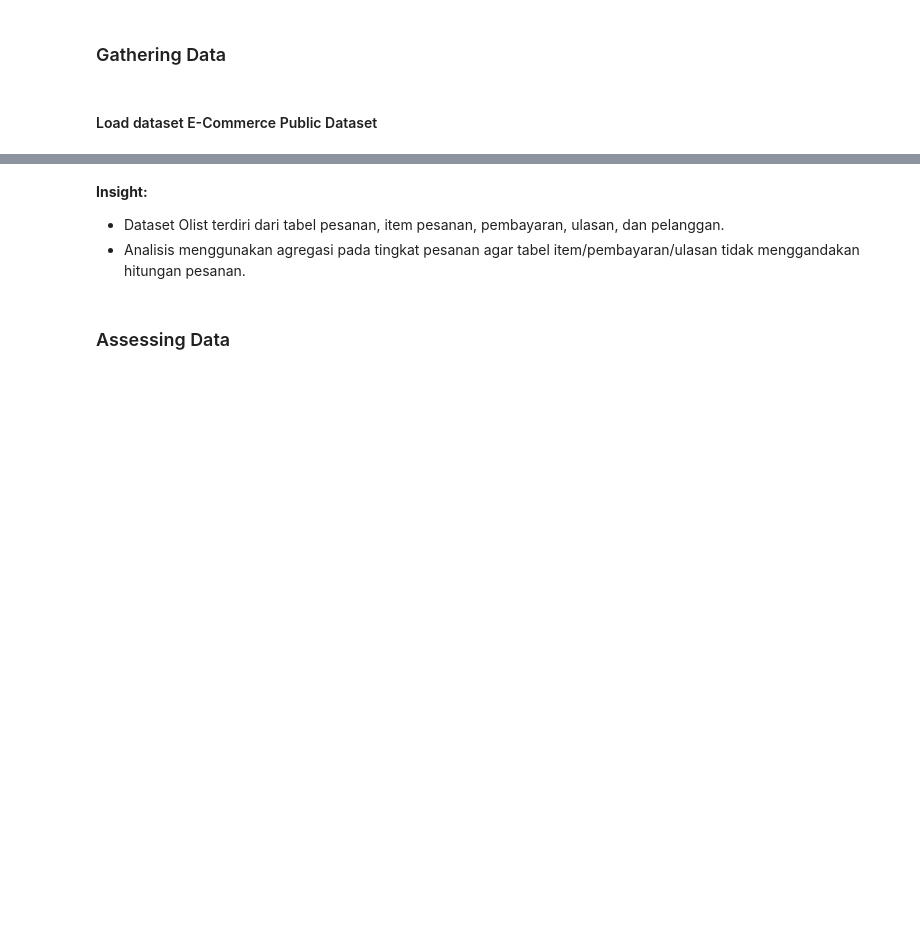
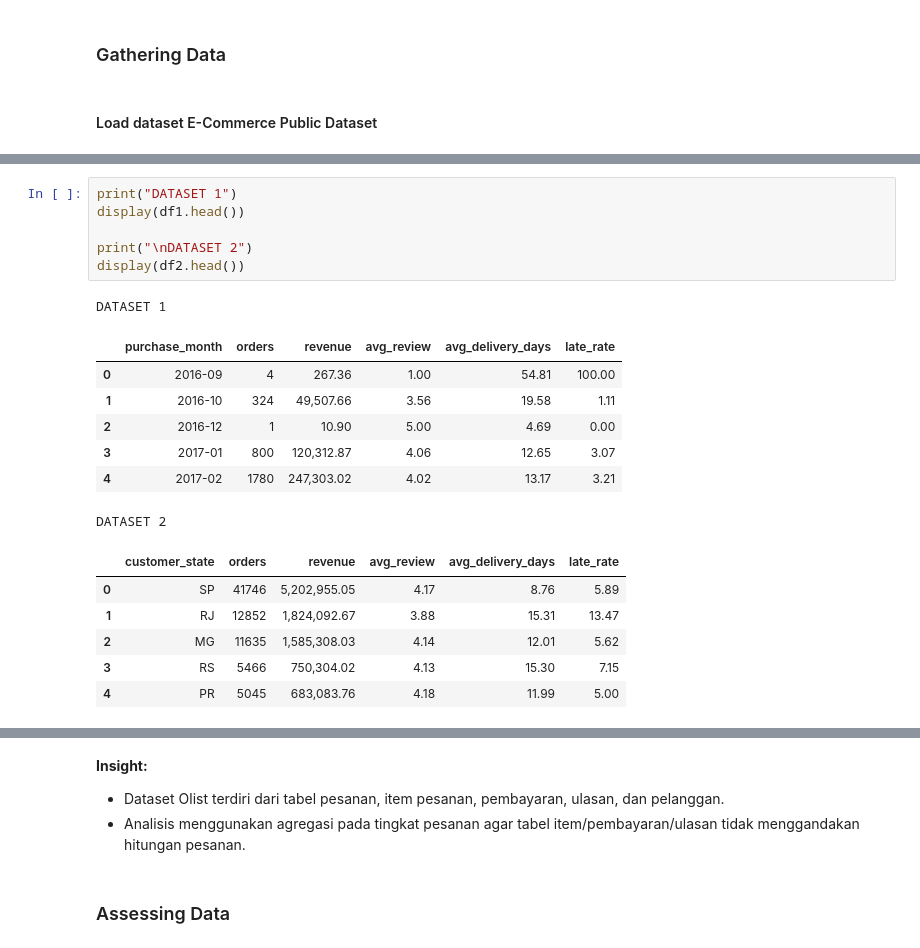
Before and after one commit to 24031554030-source/analisis-data-dicoding-task, a Jupyter notebook: notebook.ipynb, the cells around one changed output, grey strips where cells are left out. Saved outputs shown, nothing was run; the diff lists cells and outputs as text; blank space fills up the shorter version.

```diff
--- a/notebook.ipynb
+++ b/notebook.ipynb
@@ -84,0 +145,21 @@ customers: (99441, 5)
+# %%
+print("DATASET 1")
+display(df1.head())
+
+print("\nDATASET 2")
+display(df2.head())
+# %% [output]
+DATASET 1
+|  | purchase_month | orders | revenue | avg_review | avg_delivery_days | late_rate |
+| 0 | 2016-09 | 4 | 267.36 | 1.00 | 54.81 | 100.00 |
+| 1 | 2016-10 | 324 | 49,507.66 | 3.56 | 19.58 | 1.11 |
+| 2 | 2016-12 | 1 | 10.90 | 5.00 | 4.69 | 0.00 |
+| 3 | 2017-01 | 800 | 120,312.87 | 4.06 | 12.65 | 3.07 |
+| 4 | 2017-02 | 1780 | 247,303.02 | 4.02 | 13.17 | 3.21 |
+DATASET 2
+|  | customer_state | orders | revenue | avg_review | avg_delivery_days | late_rate |
+| 0 | SP | 41746 | 5,202,955.05 | 4.17 | 8.76 | 5.89 |
+| 1 | RJ | 12852 | 1,824,092.67 | 3.88 | 15.31 | 13.47 |
+| 2 | MG | 11635 | 1,585,308.03 | 4.14 | 12.01 | 5.62 |
+| 3 | RS | 5466 | 750,304.02 | 4.13 | 15.30 | 7.15 |
+| 4 | PR | 5045 | 683,083.76 | 4.18 | 11.99 | 5.00 |
```
Also changed, not shown: parts of 45 cells of this notebook, 2 other files.
